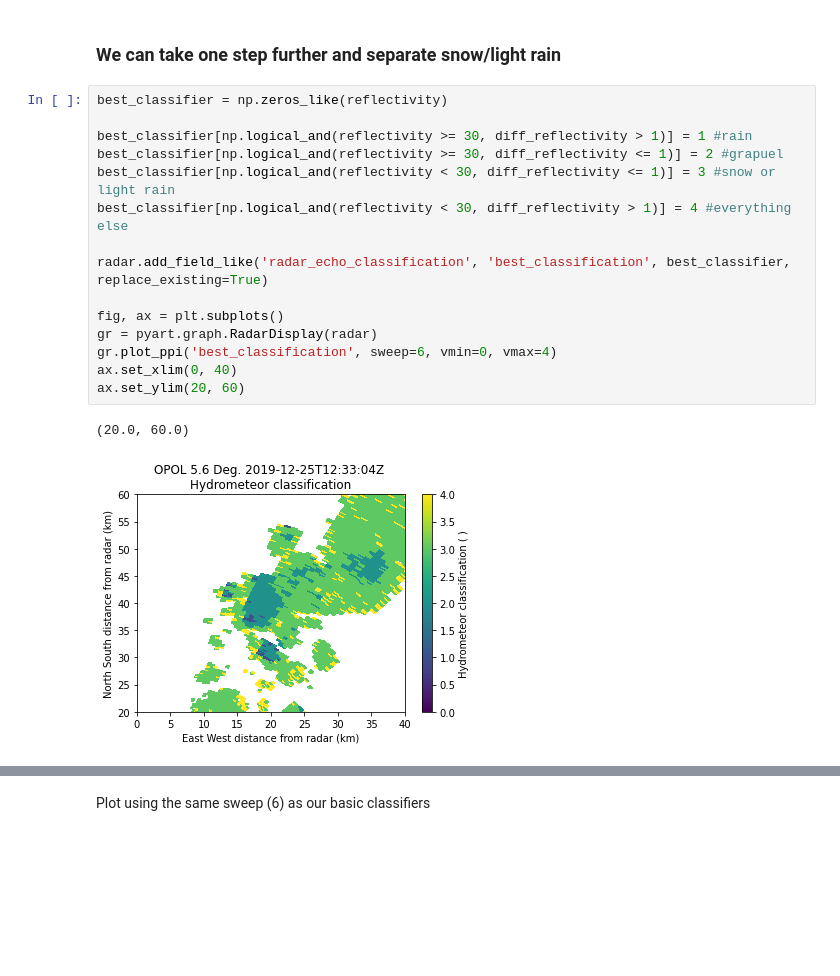
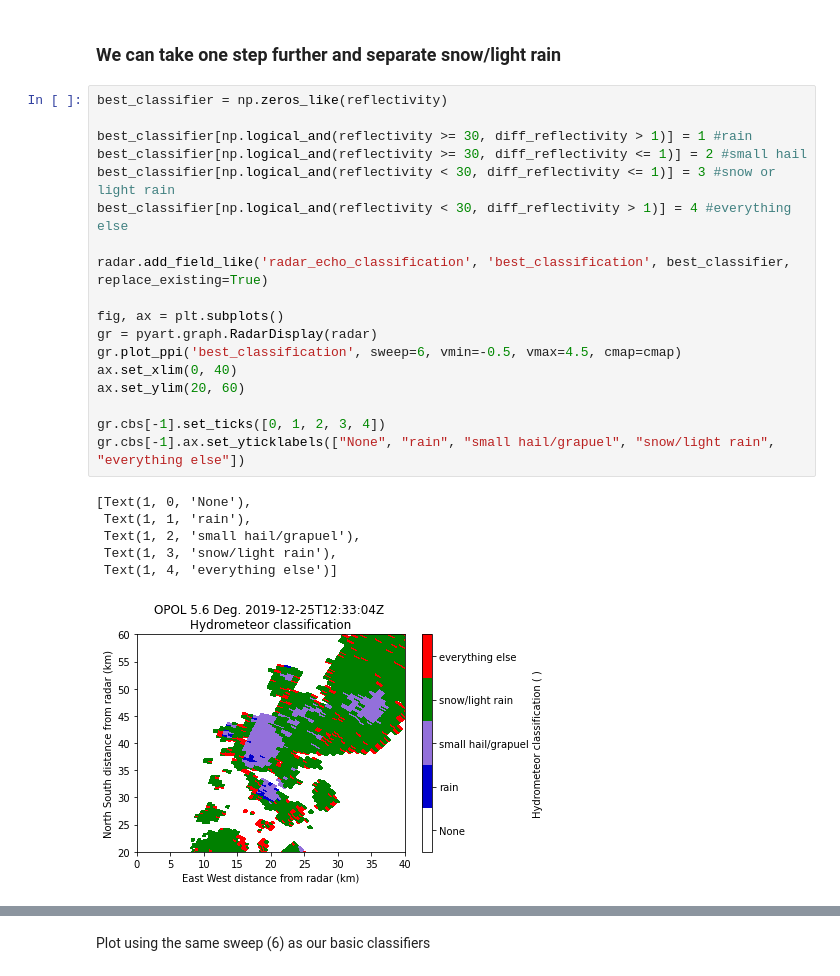
Before and after one commit to vlouf/ICSHMO_2022, a Jupyter notebook: 03 - Classification/03 - Classification.ipynb, the cells around one changed output, grey strips where cells are left out. Cells and saved outputs as stored; diff of their text form; blank space fills up the shorter version.

```diff
--- a/03 - Classification/03 - Classification.ipynb
+++ b/03 - Classification/03 - Classification.ipynb
@@ -112,18 +131,25 @@ ax.set_ylim(20, 60)
 # %%
 best_classifier = np.zeros_like(reflectivity)
 
 best_classifier[np.logical_and(reflectivity >= 30, diff_reflectivity > 1)] = 1 #rain
-best_classifier[np.logical_and(reflectivity >= 30, diff_reflectivity <= 1)] = 2 #grapuel
+best_classifier[np.logical_and(reflectivity >= 30, diff_reflectivity <= 1)] = 2 #small hail
 best_classifier[np.logical_and(reflectivity < 30, diff_reflectivity <= 1)] = 3 #snow or light rain
 best_classifier[np.logical_and(reflectivity < 30, diff_reflectivity > 1)] = 4 #everything else
 
 radar.add_field_like('radar_echo_classification', 'best_classification', best_classifier, replace_existing=True)
 
 fig, ax = plt.subplots()
 gr = pyart.graph.RadarDisplay(radar)
-gr.plot_ppi('best_classification', sweep=6, vmin=0, vmax=4)
+gr.plot_ppi('best_classification', sweep=6, vmin=-0.5, vmax=4.5, cmap=cmap)
 ax.set_xlim(0, 40)
 ax.set_ylim(20, 60)
+
+gr.cbs[-1].set_ticks([0, 1, 2, 3, 4])
+gr.cbs[-1].ax.set_yticklabels(["None", "rain", "small hail/grapuel", "snow/light rain", "everything else"])
 # %% [output]
-(20.0, 60.0)
+[Text(1, 0, 'None'),
+ Text(1, 1, 'rain'),
+ Text(1, 2, 'small hail/grapuel'),
+ Text(1, 3, 'snow/light rain'),
+ Text(1, 4, 'everything else')]
-[figure, old version]
+[figure, new version]
```
Also changed, not shown: parts of 23 cells of this notebook, 2 other files.
